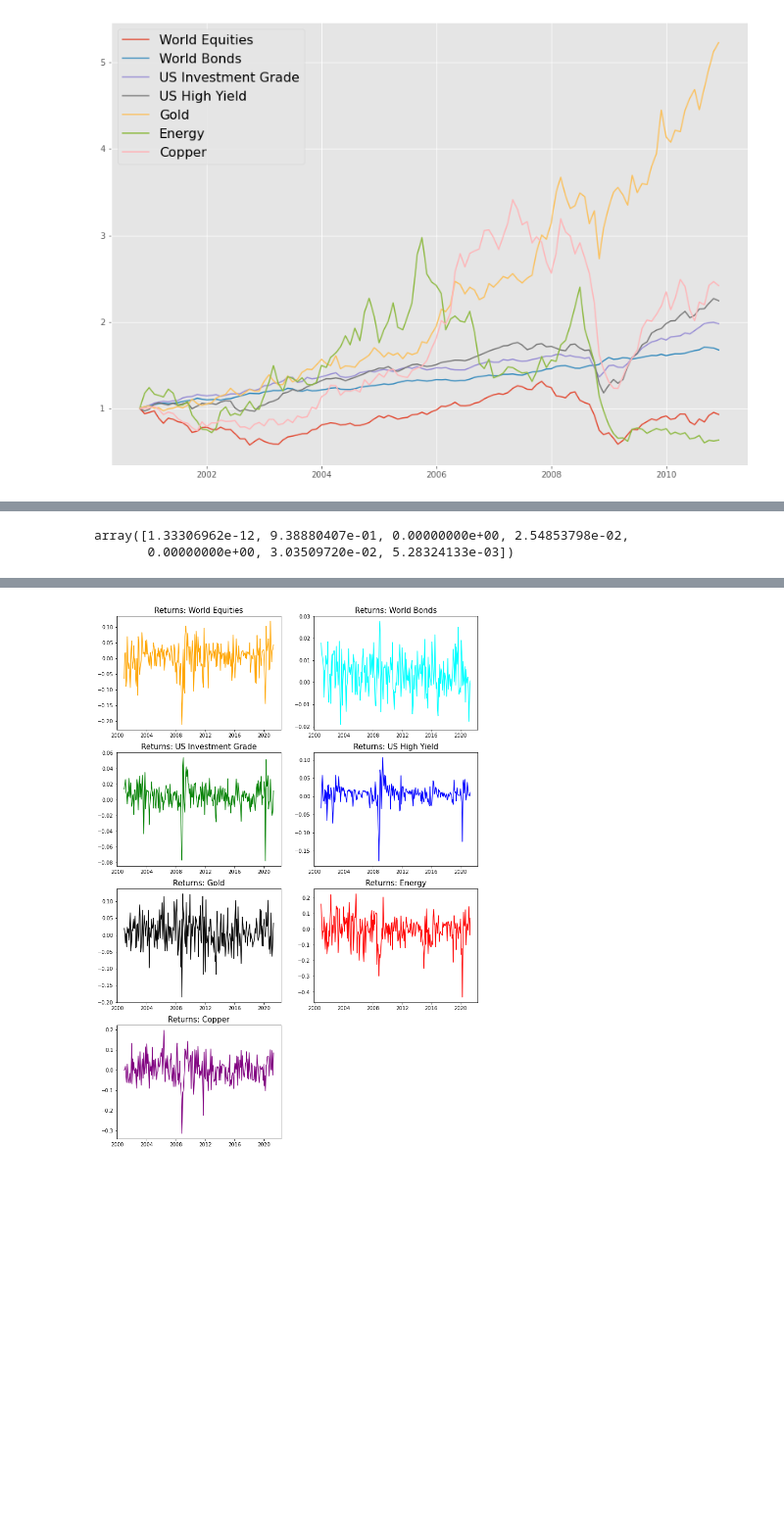
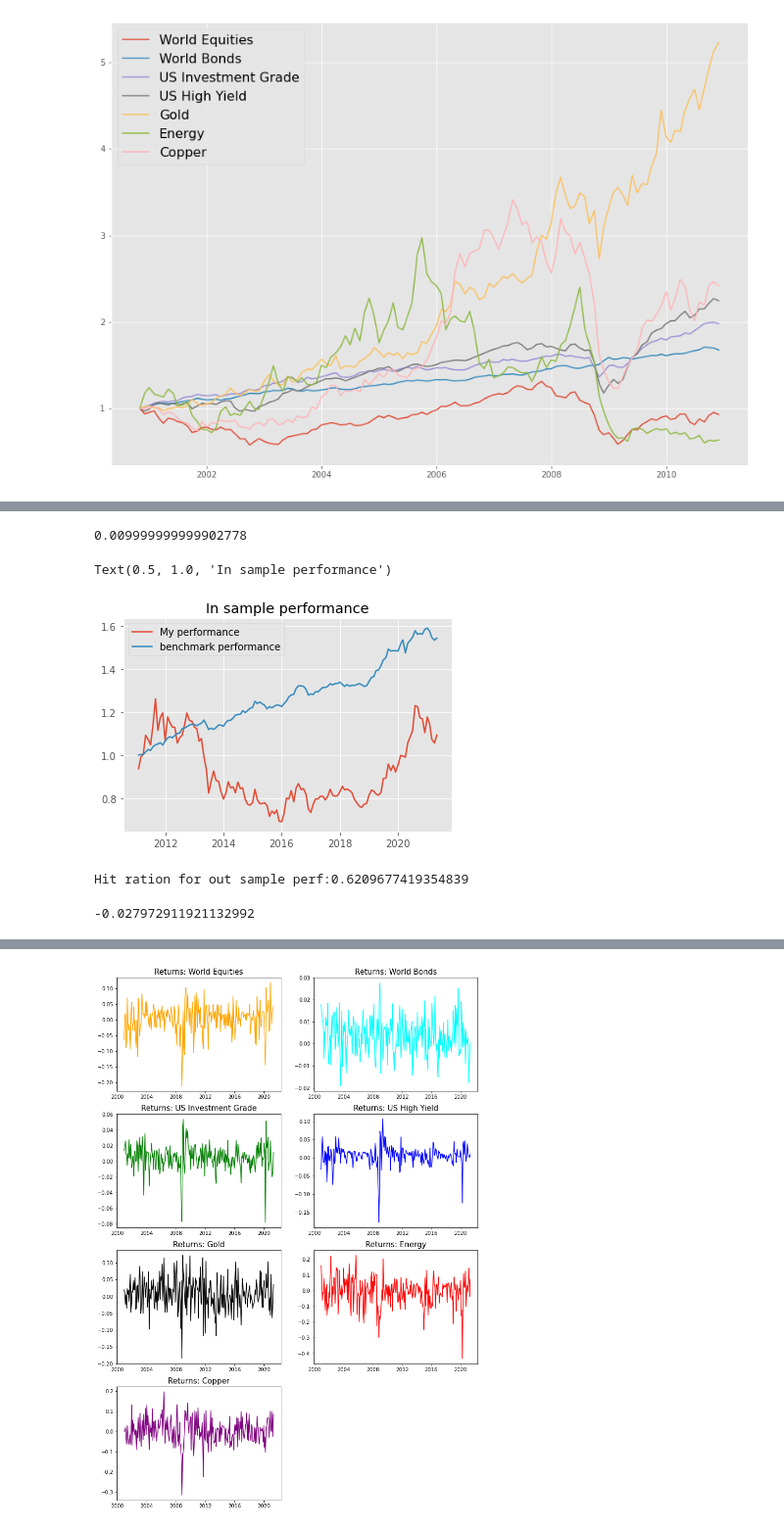
Before and after one commit to GuillaumePv/Quantitative-asset-risk-management-course, a Jupyter notebook: A2/main_A2.ipynb, the cells around one changed output, grey strips where cells are left out. Shown at 98% size. Cells and saved outputs as stored; diff of their text form; code cells hidden in the pictures; blank space fills up the shorter version.

```diff
--- a/A2/main_A2.ipynb
+++ b/A2/main_A2.ipynb
@@ -256,7 +258,6 @@ Optimization terminated successfully    (Exit mode 0)
 Text(0.5, 1.0, 'In sample performance')
 [figure]
 # %%
-opt.x
+opt.x[2]
 # %% [output]
-array([1.33306962e-12, 9.38880407e-01, 0.00000000e+00, 2.54853798e-02,
-       0.00000000e+00, 3.03509720e-02, 5.28324133e-03])
+0.009999999999902778
@@ -263,3 +270,26 @@ array([1.33306962e-12, 9.38880407e-01, 0.00000000e+00, 2.54853798e-02,
+# %%
+return_outsample_all = (np.log(df_outsample)-np.log(df_outsample.shift(1))).dropna()
+pnl = np.cumprod(1+(return_outsample_all.dot(opt.x)))
+ben_perf = np.cumprod(1+(return_outsample_all.dot([0,0.5,0.5,0,0,0,0])))
+
+plt.plot(pnl)
+plt.plot(ben_perf)
+plt.legend(['My performance','benchmark performance'])
+plt.title(f'In sample performance')
+# %% [output]
+Text(0.5, 1.0, 'In sample performance')
+[figure, added]
+# %%
+print(f"Hit ration for out sample perf: {hit_ratio(return_outsample_all.dot(opt.x))}")
+# %% [output]
+Hit ration for out sample perf:0.6209677419354839
+# %%
+total_return = return_outsample_all.dot(opt.x).cumsum()
+drawdown = total_return - total_return.cummax()
+maxdd = drawdown.min()
+maxdd
+# %% [output]
+-0.027972911921132992
 # %%
 df_weight = pd.DataFrame(dic_weight,index=["World Bonds","US Investment","asset colu"])
 df_weight
```
Also changed, not shown: parts of 9 cells of this notebook, 1 other file.
